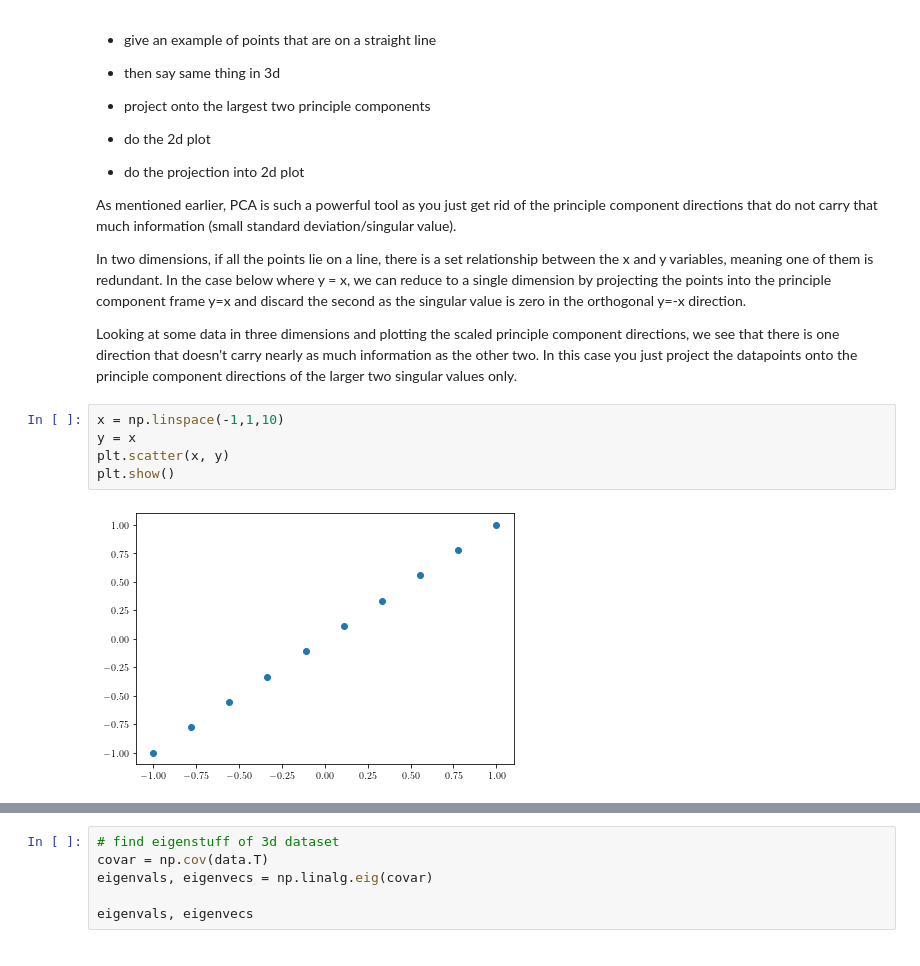
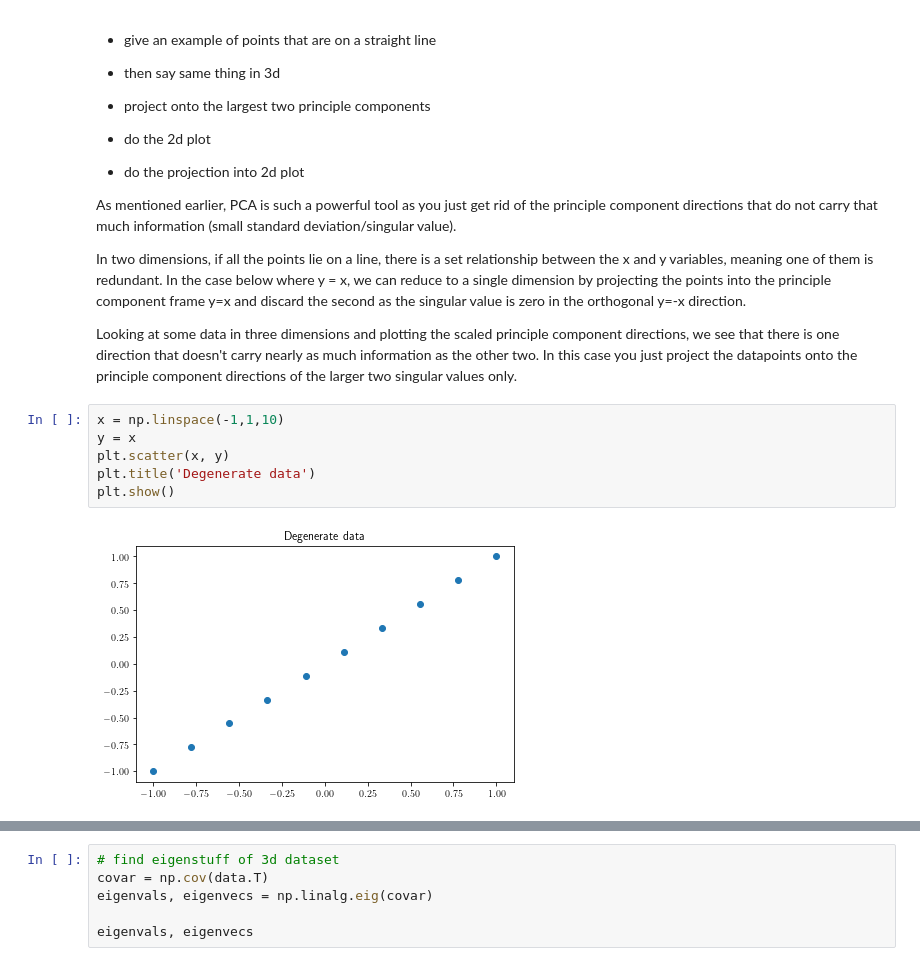
Before and after one commit to hws1302/pca-article, a Jupyter notebook: PCA.ipynb, the cells around one changed output, grey strips where cells are left out. Saved outputs shown, nothing was run; the diff lists cells and outputs as text.

```diff
--- a/PCA.ipynb
+++ b/PCA.ipynb
@@ -197,13 +203,14 @@ As mentioned earlier, PCA is such a powerful tool as you just get rid of the pri
 In two dimensions, if all the points lie on a line, there is a set relationship between the x and y variables, meaning one of them is redundant. In the case below where y = x, we can reduce to a single dimension by projecting the points into the principle component frame y=x and discard the second as the singular value is zero in the orthogonal y=-x direction.
 
 Looking at some data in three dimensions and plotting the scaled principle component directions, we see that there is one direction that doesn't carry nearly as much information as the other two. In this case you just project the datapoints onto the principle component directions of the larger two singular values only.
-# %%
-x = np.linspace(-1,1,10)
-y = x
-plt.scatter(x, y)
-plt.show()
-# %% [output]
-[figure, removed]
+# %%
+x = np.linspace(-1,1,10)
+y = x
+plt.scatter(x, y)
+plt.title('Degenerate data')
+plt.show()
+# %% [output]
+[figure, added]
 # %%
 fig = plt.figure()
 ax = plt.axes(projection='3d')
```
Also changed, not shown: parts of 12 cells of this notebook, 4 other files.
